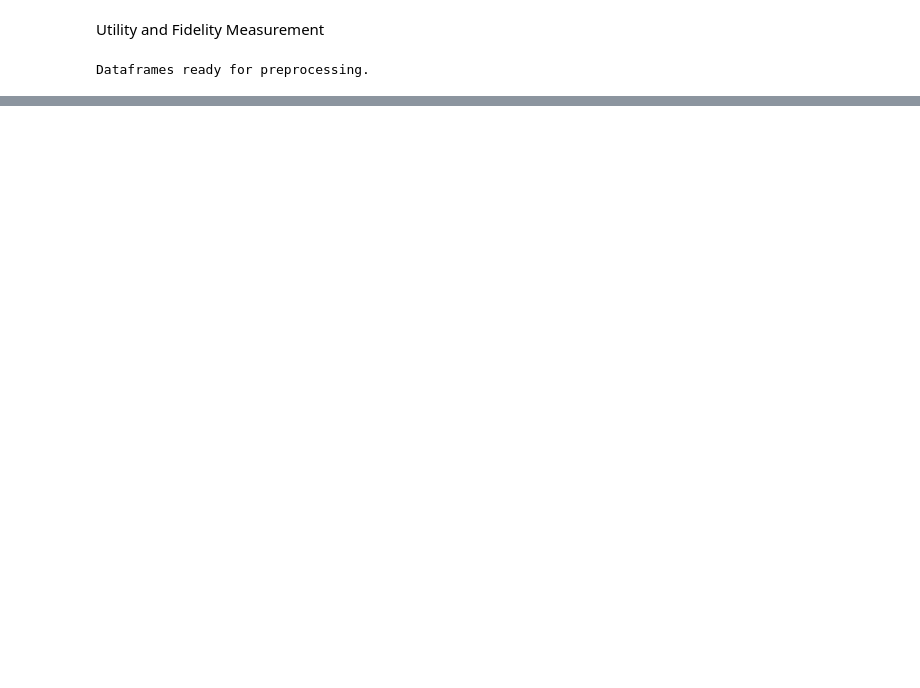
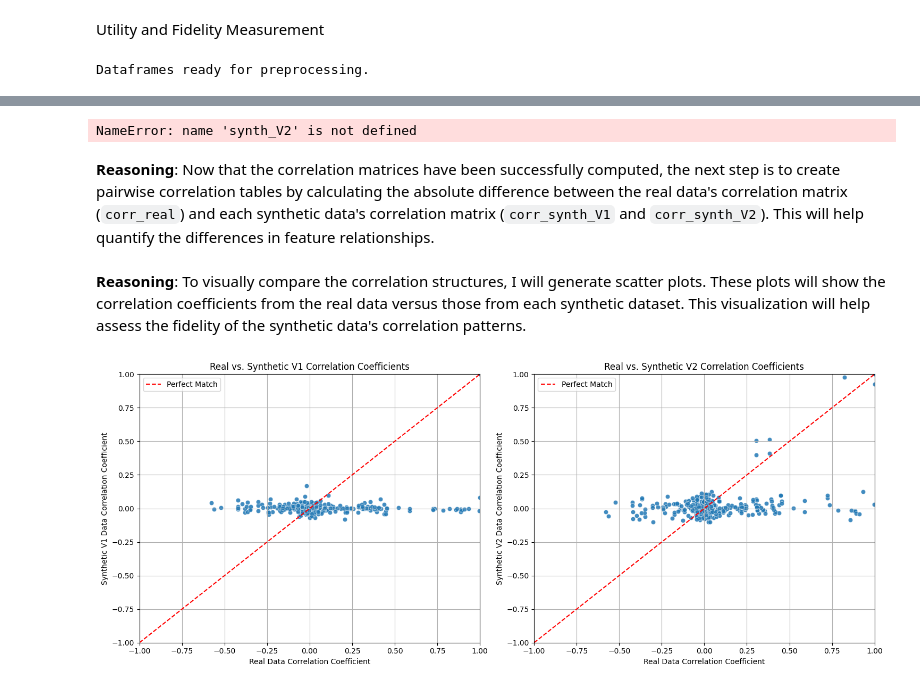
Before and after one commit to jackiewei-creator/CTR-Project, a Jupyter notebook: Synthetic Data Generation/Part_2_C161_GPT2_Generation_Fine_Tuning.ipynb, the cells around one changed output, grey strips where cells are left out. Drawn from its saved outputs; the diff is of its cells as text; code cells hidden in the pictures; blank space fills up the shorter version.

```diff
--- a/Synthetic Data Generation/Part_2_C161_GPT2_Generation_Fine_Tuning.ipynb
+++ b/Synthetic Data Generation/Part_2_C161_GPT2_Generation_Fine_Tuning.ipynb
@@ -188,7 +252,7 @@ You're using a GPT2TokenizerFast tokenizer. Please note that with a fast tokeniz
 | Step | Training Loss |
 <be_great.great_trainer.GReaTTrainer at 0x...>
 # %%
-synthetic_V2 = great_V2.sample(n_samples = 1000, guided_sampling = True)
+synthetic_V2 = great_V2.sample(n_samples = 500, guided_sampling = True)
 # %%
 # Define the filename for the synthetic data
 output_filename = 'synthetic_data_V2.csv'
@@ -486,0 +643,23 @@ Name: proportion, dtype: object
+# %%
+for df_synth in [synth_V1, synth_V2]:
+    for col in features:
+        # Convert to numeric, coercing errors to NaN
+        df_synth[col] = pd.to_numeric(df_synth[col], errors='coerce')
+        # Fill any NaN values with 0
+        df_synth[col] = df_synth[col].fillna(0)
+
+corr_real = df[features].corr()
+corr_synth_V1 = synth_V1[features].corr()
+corr_synth_V2 = synth_V2[features].corr()
+
+print("Correlation matrix for Real Data (df):")
+display(corr_real.head())
+print("Correlation matrix for Synthetic Data V1 (synth_V1):")
+display(corr_synth_V1.head())
+print("Correlation matrix for Synthetic Data V2 (synth_V2):")
+display(corr_synth_V2.head())
+# %% [output]
+NameError: name 'synth_V2' is not defined
+# %% [markdown]
+**Reasoning**:
+Now that the correlation matrices have been successfully computed, the next step is to create pairwise correlation tables by calculating the absolute difference between the real data's correlation matrix (`corr_real`) and each synthetic data's correlation matrix (`corr_synth_V1` and `corr_synth_V2`). This will help quantify the differences in feature relationships.
@@ -486,0 +674,45 @@ Name: proportion, dtype: object
+# %% [markdown]
+**Reasoning**:
+To visually compare the correlation structures, I will generate scatter plots. These plots will show the correlation coefficients from the real data versus those from each synthetic dataset. This visualization will help assess the fidelity of the synthetic data's correlation patterns.
+# %%
+import matplotlib.pyplot as plt
+import seaborn as sns
+
+# Flatten the correlation matrices to get pairs of correlation coefficients
+real_corr_flat = corr_real.unstack().dropna()
+synth_V1_corr_flat = corr_synth_V1.unstack().dropna()
+synth_V2_corr_flat = corr_synth_V2.unstack().dropna()
+
+# Ensure both series have the same index for accurate comparison
+aligned_synth_V1_corr_flat = synth_V1_corr_flat.reindex(real_corr_flat.index)
+aligned_synth_V2_corr_flat = synth_V2_corr_flat.reindex(real_corr_flat.index)
+
+# Create scatter plots
+plt.figure(figsize=(15, 6))
+
+plt.subplot(1, 2, 1)
+sns.scatterplot(x=real_corr_flat, y=aligned_synth_V1_corr_flat, alpha=0.6)
+plt.title('Real vs. Synthetic V1 Correlation Coefficients')
+plt.xlabel('Real Data Correlation Coefficient')
+plt.ylabel('Synthetic V1 Data Correlation Coefficient')
+plt.plot([-1, 1], [-1, 1], color='red', linestyle='--', label='Perfect Match') # Add a diagonal line for reference
+plt.xlim(-1, 1)
+plt.ylim(-1, 1)
+plt.legend()
+plt.grid(True)
+
+plt.subplot(1, 2, 2)
+sns.scatterplot(x=real_corr_flat, y=aligned_synth_V2_corr_flat, alpha=0.6)
+plt.title('Real vs. Synthetic V2 Correlation Coefficients')
+plt.xlabel('Real Data Correlation Coefficient')
+plt.ylabel('Synthetic V2 Data Correlation Coefficient')
+plt.plot([-1, 1], [-1, 1], color='red', linestyle='--', label='Perfect Match') # Add a diagonal line for reference
+plt.xlim(-1, 1)
+plt.ylim(-1, 1)
+plt.legend()
+plt.grid(True)
+
+plt.tight_layout()
+plt.show()
+# %% [output]
+[figure, added]
```
Also changed, not shown: parts of 24 cells of this notebook.
